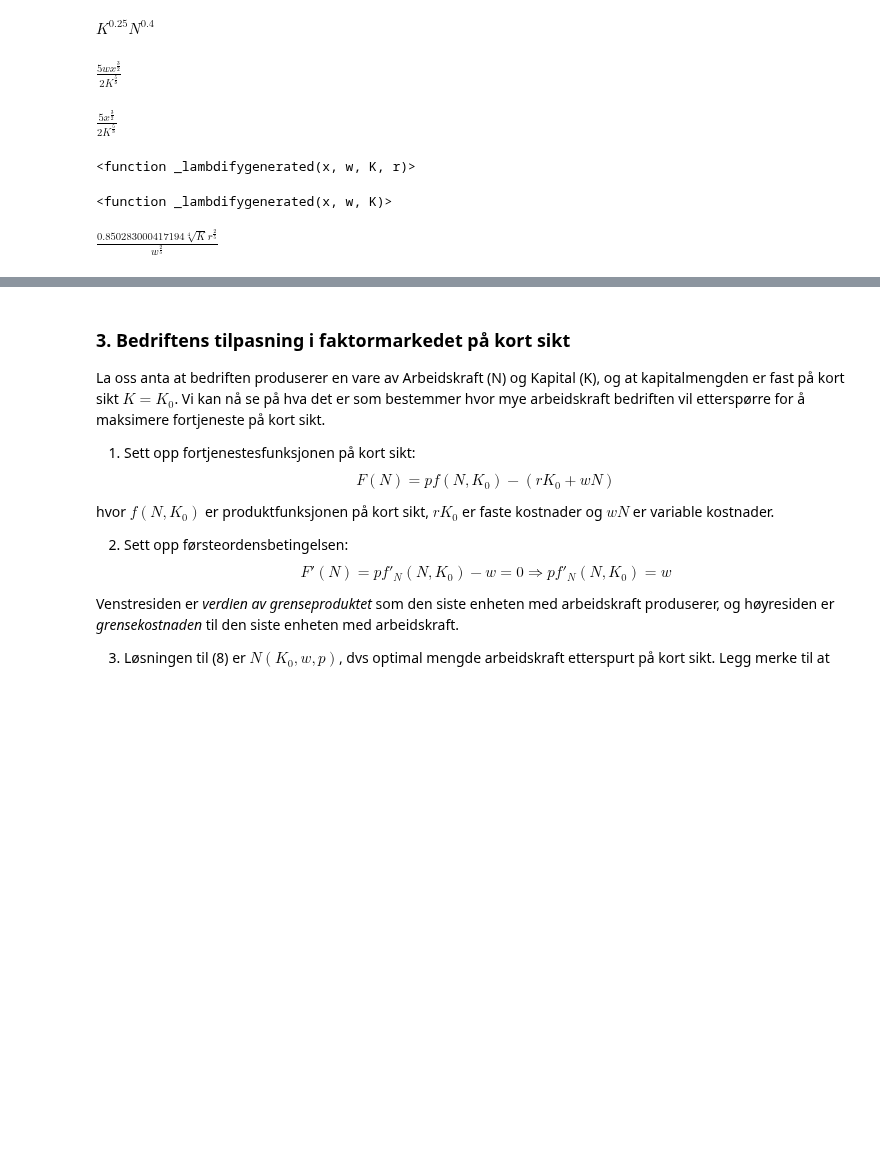
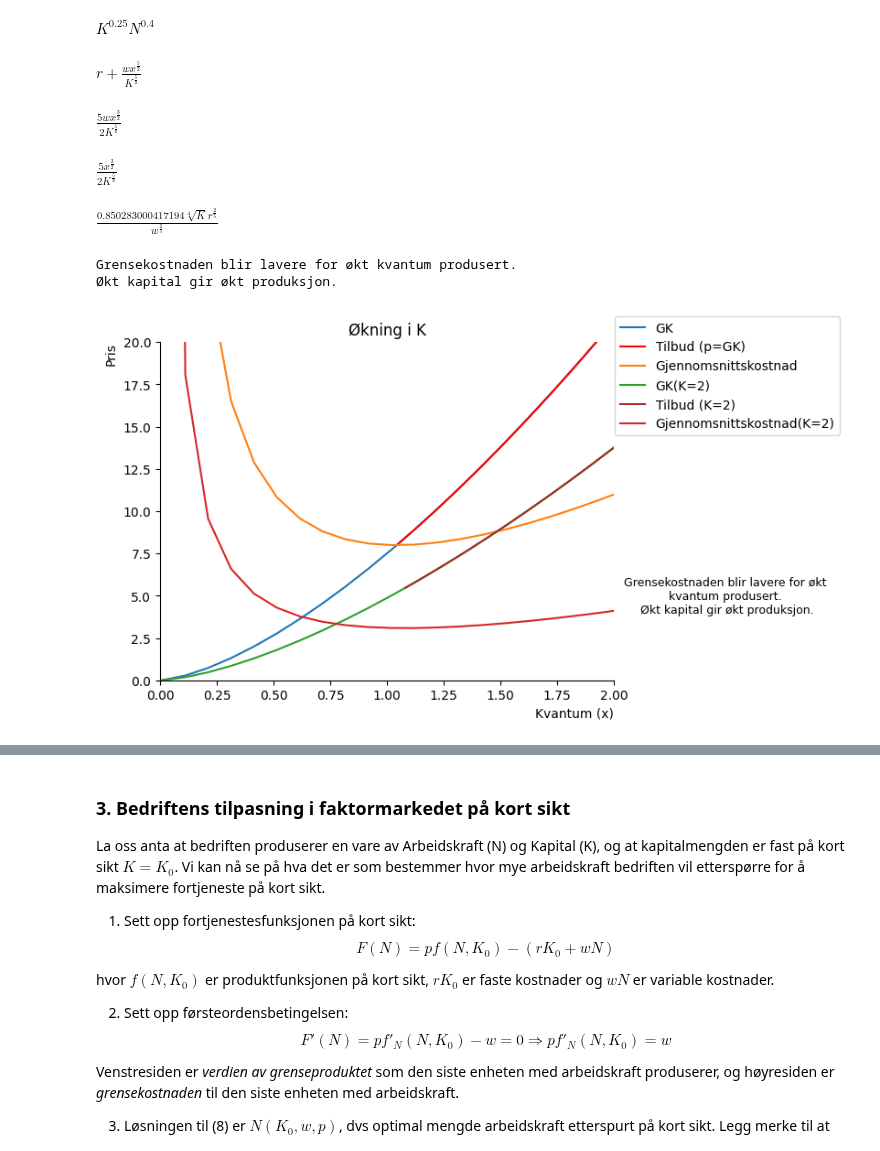
Before and after one commit to Danieljoha/Sok-1006, a Jupyter notebook: Arbeidskrav/Arbeidskrav_7.ipynb, the cells around one changed output, grey strips where cells are left out. Saved outputs shown, nothing was run; the diff lists cells and outputs as text; code cells hidden in the pictures; blank space fills up the shorter version.

```diff
--- a/Arbeidskrav/Arbeidskrav_7.ipynb
+++ b/Arbeidskrav/Arbeidskrav_7.ipynb
@@ -181,37 +181,79 @@ En bedrift produserer en vare med produktfunksjon $x = N^{\frac{2}{5}}K^{\frac{1
 # %%
 K, w, r = sp.symbols("K w r", positive = True, real = True)
 
-def prod(N, K):
+def prod_2(N, K):
     return N**(2/5) * K**(1/4)
 
-prod(N, K)
+prod_2(N, K)
 # %% [output]
 $\displaystyle K^{0.25} N^{0.4}$
 # %%
 
-N_solve = sp.solve(prod(N, K)-x, N) [0]
+N_solve = sp.solve(prod_2(N, K)-x, N) [0]
 
 kostnad = r+w*N_solve
 
-GK = sp.diff(kostnad, x)
-AOB = sp.diff(N_solve, x)
-kostnad_lamb = sp.lambdify((x, w, K, r), kostnad)
-GK_lamb = sp.lambdify((x, w, K), GK)
-display(GK)
-display(AOB)
-display(kostnad_lamb)
-display(GK_lamb)
+GK_2 = sp.diff(kostnad, x)
+AOB_2 = sp.diff(N_solve, x)
+kostnad_lamb_2 = sp.lambdify((x, w, K, r), kostnad)
+GK_lamb = sp.lambdify((x, w, r, K), GK_2)
+display(kostnad)
+display(GK_2)
+display(AOB_2)
 # %% [output]
-$\displaystyle \frac{5 w x^{\frac{3}{2}}}{2 K^{\frac{5}{8}}}$
+$\displaystyle r + \frac{w x^{\frac{5}{2}}}{K^{\frac{5}{8}}}$
-$\displaystyle \frac{5 x^{\frac{3}{2}}}{2 K^{\frac{5}{8}}}$
+$\displaystyle \frac{5 w x^{\frac{3}{2}}}{2 K^{\frac{5}{8}}}$
-<function _lambdifygenerated(x, w, K, r)>
-<function _lambdifygenerated(x, w, K)>
+$\displaystyle \frac{5 x^{\frac{3}{2}}}{2 K^{\frac{5}{8}}}$
 # %%
-def AC(x, w, K, r):
+def AC_2(x, w, K, r):
     return kostnad_lamb(x, w, K, r) / x
 
-lav_x = sp.solve(AC(x, w, K, r) - GK_lamb(x, w, K), x) [2]
+lav_x = sp.solve(AC_2(x, w, K, r) - GK_lamb(x, w, r, K), x) [2] #Nr 2 pga imaginære tall
 lav_x_lamb = sp.lambdify((w, K, r), lav_x)
-lav_x
+
+
+display(lav_x)
 # %% [output]
 $\displaystyle \frac{0.850283000417194 \sqrt[4]{K} r^{\frac{2}{5}}}{w^{\frac{2}{5}}}$
+# %%
+x_num=np.linspace(0.01,10,100)
+x_1=np.linspace(float(lavest_x),10,100)
+x_k = np.linspace(float(lav_x_lamb(3,5,2)),10,100)
+x_r= np.linspace(float(lav_x_lamb(3,6,1)),10,100)
+x_w= np.linspace(float(lav_x_lamb(4,5,1)),10,100)
+
+
+
+fig, ax = plt.subplots()
+ax.set_ylabel('Pris', loc='top')
+ax.set_xlabel('Kvantum (x)', loc='right')
+ax.set(xlim=(0,2))
+ax.set(ylim=(0,20))
+ax.spines['top'].set_color('none')
+ax.spines['right'].set_color('none')
+
+
+#Fra eksempel
+ax.plot(x_num, GK_fn(x_num), label = 'GK')
+ax.plot(x_1, GK_fn(x_1), color='red', label = 'Tilbud (p=GK)')
+ax.plot(x_num, AC(x_num), label = 'Gjennomsnittskostnad')
+
+
+
+#GK_lamb
+ax.plot(x_num, GK_lamb(x_num,3,2,2), label = 'GK(K=2)')
+ax.plot(x_k, GK_lamb(x_k,3,2,2), color='brown', label = 'Tilbud (K=2)')
+ax.plot(x_num, AC_2(x_num,3,5,2), label = 'Gjennomsnittskostnad(K=2)')
+
+ax.set_title('Økning i K')
+ax.legend(loc='center', bbox_to_anchor=(1.25, 0.9));
+
+#I add text
+ax.annotate('Grensekostnaden blir lavere for økt \nkvantum produsert. \nØkt kapital gir økt produksjon.', xy=(2, 5), xytext=(2.5, 5), fontsize=9, horizontalalignment='center', verticalalignment='center')
+
+
+print(f'Grensekostnaden blir lavere for økt kvantum produsert. \nØkt kapital gir økt produksjon.')
+# %% [output]
+Grensekostnaden blir lavere for økt kvantum produsert.
+Økt kapital gir økt produksjon.
+[figure, added]
```
Also changed, not shown: parts of 2 cells of this notebook.
